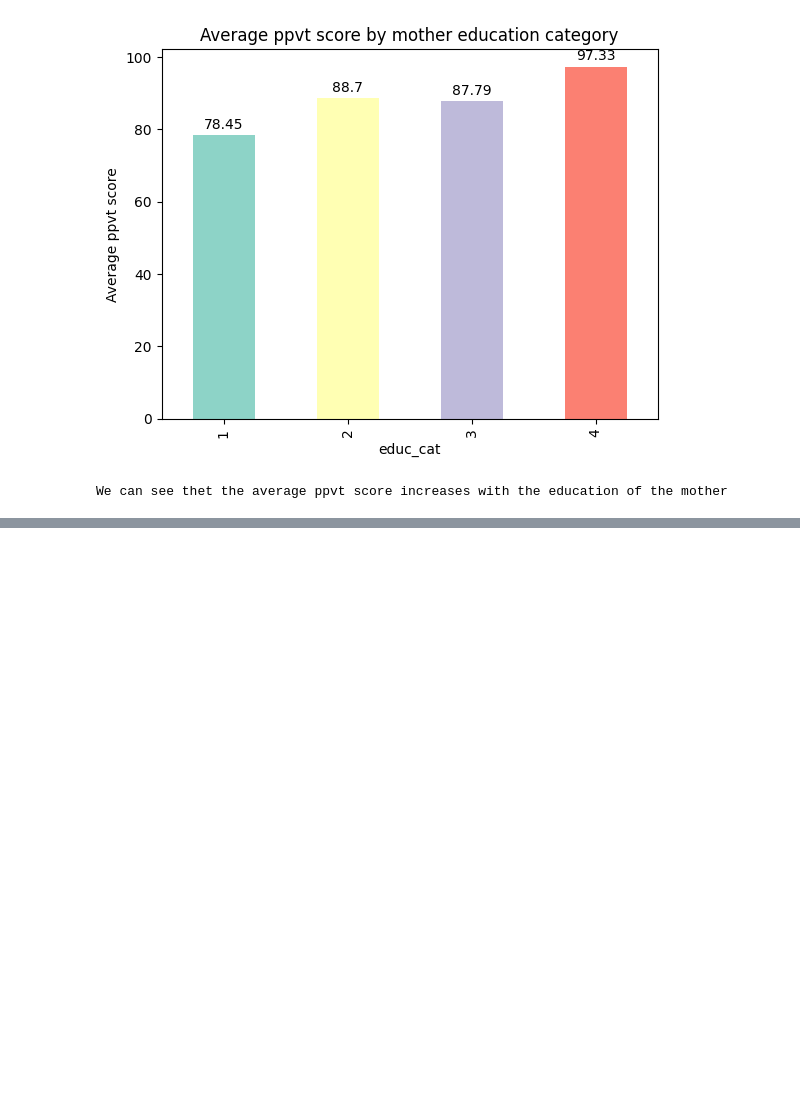
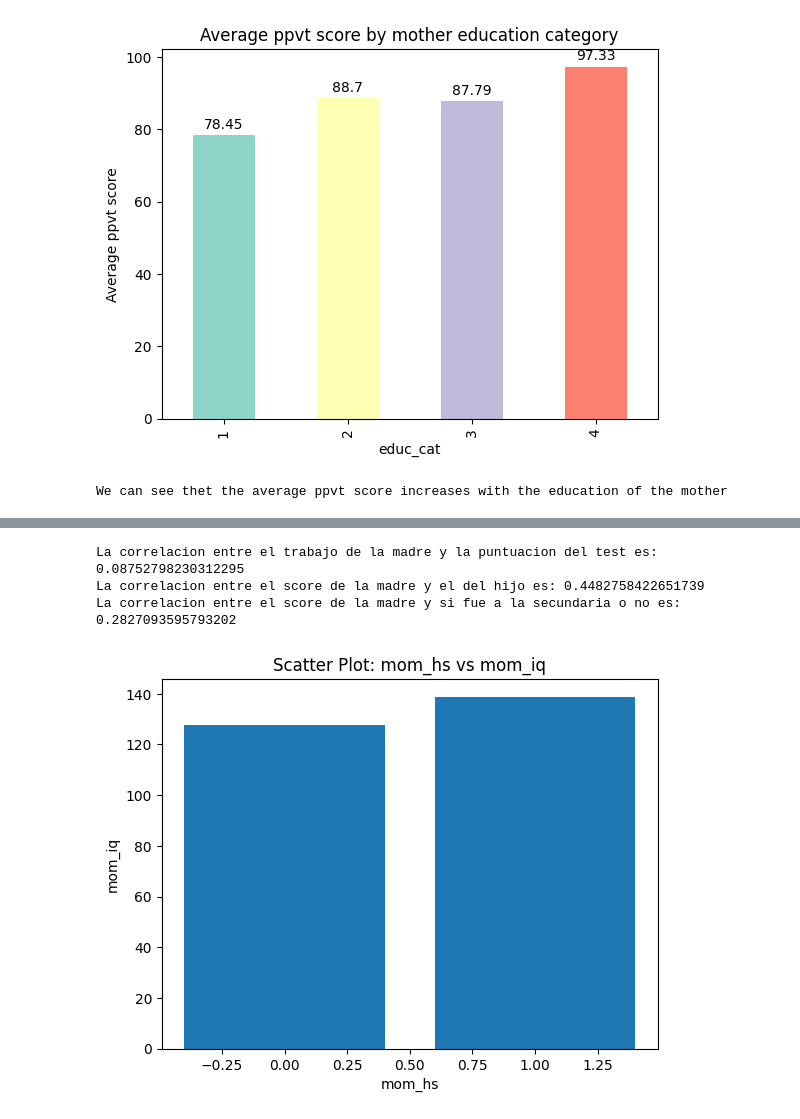
Before and after one commit to diegodvallejos/iq_prediction, a Jupyter notebook: development.ipynb, the cells around one changed output, grey strips where cells are left out. Drawn from its saved outputs; the diff is of its cells as text; code cells hidden in the pictures; blank space fills up the shorter version.

```diff
--- a/development.ipynb
+++ b/development.ipynb
@@ -152,0 +222,29 @@ We can see thet the average ppvt score increases with the education of the mothe
+# %%
+# Vemos si hay una relacion entre el trabajo de la madre y el resultado del test
+
+correlation = data_kid['mom_work'].corr(data_kid['kid_score'])
+
+print('La correlacion entre el trabajo de la madre y la puntuacion del test es: {}'.format(correlation))
+
+#Vemos si hay correlacion entre el score de la madre y el del hijo
+correlation = data_kid['mom_iq'].corr(data_kid['kid_score'])
+
+print('La correlacion entre el score de la madre y el del hijo es: {}'.format(correlation))
+
+
+#Vemos si hay correlacion entre el score de la madre y si fue a la secundaria o no
+
+correlation = data_kid['mom_iq'].corr(data_kid['mom_hs'])
+print('La correlacion entre el score de la madre y si fue a la secundaria o no es: {}'.format(correlation))
+# %% [output]
+La correlacion entre el trabajo de la madre y la puntuacion del test es: 0.08752798230312295
+La correlacion entre el score de la madre y el del hijo es: 0.4482758422651739
+La correlacion entre el score de la madre y si fue a la secundaria o no es: 0.2827093595793202
+# %%
+plt.bar(data_kid['mom_hs'], data_kid['mom_iq'])
+plt.xlabel('mom_hs')
+plt.ylabel('mom_iq')
+plt.title('Scatter Plot: mom_hs vs mom_iq')
+plt.show()
+# %% [output]
+[figure, added]
```
Also changed, not shown: parts of 31 cells of this notebook.
